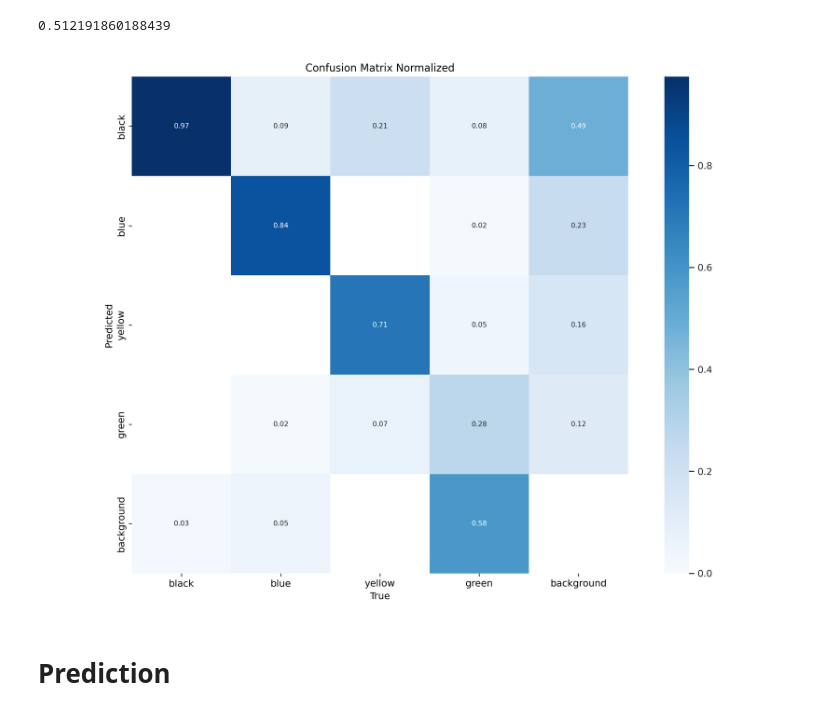
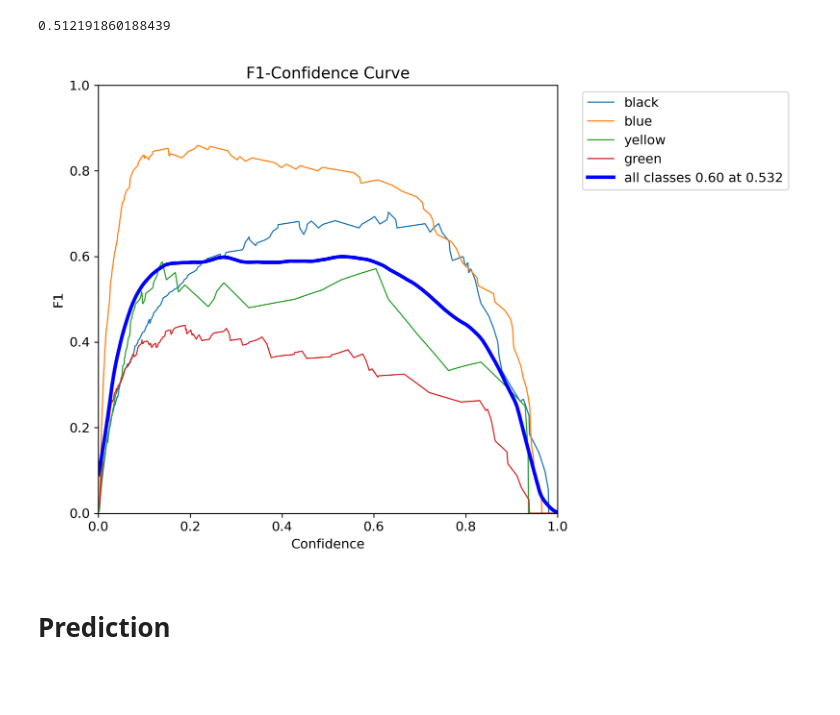
Before and after one commit to vhinatav/Computer-Vision-Project, a Jupyter notebook: ComputerVisionProject.ipynb, the cells around one changed output. Saved outputs shown, nothing was run; the diff lists cells and outputs as text; code cells hidden in the pictures; blank space fills up the shorter version.

```diff
--- a/ComputerVisionProject.ipynb
+++ b/ComputerVisionProject.ipynb
@@ -163,13 +163,19 @@ Model summary (fused): 168 layers, 11,127,132 parameters, 0 gradients, 28.4 GFLO
 Speed: 0.4ms preprocess, 13.1ms inference, 0.0ms loss, 6.5ms postprocess per image
 Results saved to runs/detect/train322
 0.512191860188439
-# %%
-%matplotlib inline
-from PIL import Image
-
-Image.open('path')
-# %% [output]
-[figure, removed]
+# %%
+%matplotlib inline
+from PIL import Image
+
+#Confusion Matrix
+Image.open('/content/runs/detect/evaluation (original)/confusion_matrix_normalized.png')
+Image.open('/content/runs/detect/evaluation (new)/confusion_matrix_normalized.png')
+
+#F1 Curve
+Image.open('/content/runs/detect/evaluation (original)/F1_curve.png')
+Image.open('/content/runs/detect/evaluation (new)/F1_curve.png')
+# %% [output]
+[figure, added]
 # %% [markdown]
 # Prediction
 # %%
```
Also changed, not shown: parts of 2 cells of this notebook.
